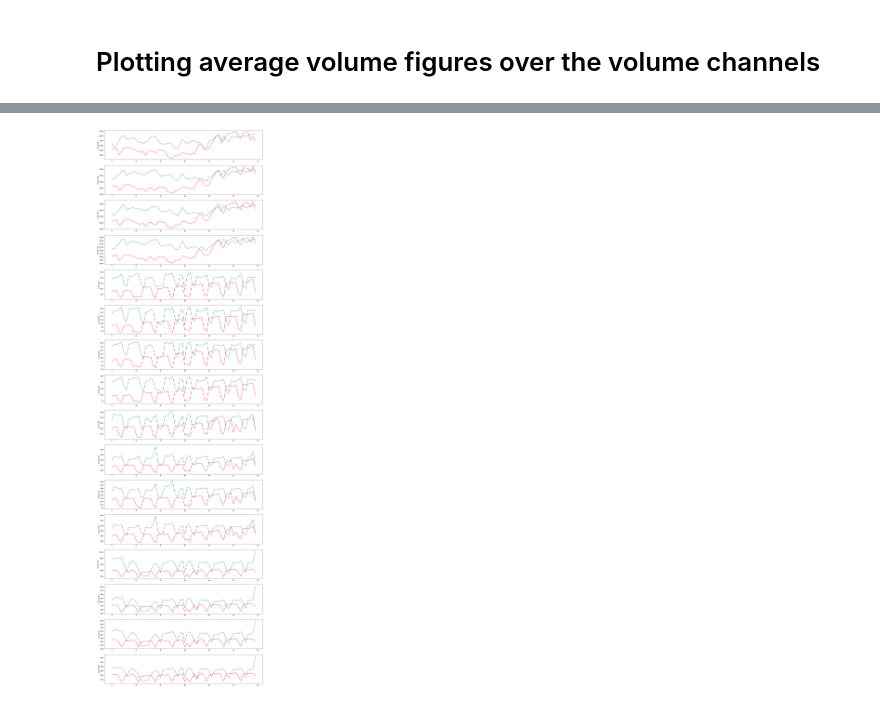
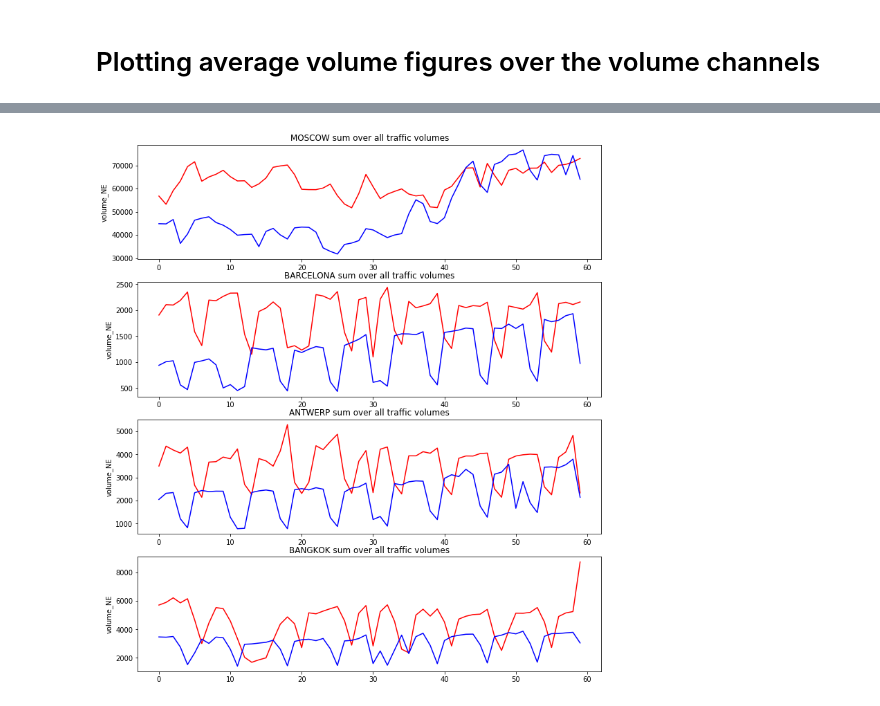
Before and after one commit to D3auuvc/ut-its-project, a Jupyter notebook: Data Processing.ipynb, the cells around one changed output, grey strips where cells are left out. Saved outputs shown, nothing was run; the diff lists cells and outputs as text; code cells hidden in the pictures.

Commit message:
Executing notebooks again with processed data

```diff
--- a/Data Processing.ipynb
+++ b/Data Processing.ipynb
@@ -18,5 +18,5 @@ volumechannelsels = [(0, 'volume_NE'), (2, 'volume_NW'), (4, 'volume_SE'), (6, '
 # %%
 from utils.date_util import generate_date_range
 
-pre_covid_range = generate_date_range("2019-04-01", "2019-06-30")
-in_covid_range = generate_date_range("2020-04-01", "2020-06-30")
+pre_covid_range = generate_date_range("2019-03-01", "2019-06-30")
+in_covid_range = generate_date_range("2020-03-01", "2020-06-30")
@@ -182,40 +166,29 @@ fig.tight_layout(pad=2.0)
 # %%
 %%time
-fig, axs = plt.subplots(len(cities) * 4, 1, figsize=(scale_factor * 10, 72))
-plt_id = 0
-dates = [date[5:] for date in pre_covid_range]
+fig, axs = plt.subplots(len(cities), 1, figsize=(12, 14))
 
-
-for city in cities:
-    pre_volume_NW, pre_volume_NE, pre_volume_SW, pre_volume_SE = [], [], [], []
-    in_volume_NW, in_volume_NE, in_volume_SW, in_volume_SE = [], [], [], []
+for plt_id, city in enumerate(cities):
+    pre_volume = []
+    in_volume = []
     for date in pre_covid_range:
         data = load_h5_file(f"{BASE_FOLDER}/{city}/training/{date}_{city}_8ch.h5")
-        pre_volume_NE.append(np.sum(data[:,:,:,0])/288)
-        pre_volume_NW.append(np.sum(data[:,:,:,2])/288)
-        pre_volume_SE.append(np.sum(data[:,:,:,4])/288)
-        pre_volume_SW.append(np.sum(data[:,:,:,6])/288)
-
+        vol_sum = []
+        vol_sum.append(np.sum(data[:,:,:,0])/288)
+        vol_sum.append(np.sum(data[:,:,:,2])/288)
+        vol_sum.append(np.sum(data[:,:,:,4])/288)
+        vol_sum.append(np.sum(data[:,:,:,6])/288)
+        pre_volume.append(sum(vol_sum) / 4)
     for date in in_covid_range:
         data = load_h5_file(f"{BASE_FOLDER}/{city}/training/{date}_{city}_8ch.h5")
-        in_volume_NE.append(np.sum(data[:,:,:,0])/288)
-        in_volume_NW.append(np.sum(data[:,:,:,2])/288)
-        in_volume_SE.append(np.sum(data[:,:,:,4])/288)
-        in_volume_SW.append(np.sum(data[:,:,:,6])/288)
+        vol_sum = []
+        vol_sum.append(np.sum(data[:,:,:,0])/288)
+        vol_sum.append(np.sum(data[:,:,:,2])/288)
+        vol_sum.append(np.sum(data[:,:,:,4])/288)
+        vol_sum.append(np.sum(data[:,:,:,6])/288)
+        in_volume.append(sum(vol_sum) / 4)
 
-    axs[plt_id].plot(in_volume_NE,"r", pre_volume_NE)
+    axs[plt_id].set_title(f"{city} sum over all traffic volumes")
+    axs[plt_id].plot(pre_volume,"r", label='Pre covid volumes')
+    axs[plt_id].plot(in_volume,"b", label='during covid volumes')
     axs[plt_id].set_ylabel('volume_NE')
-    plt_id += 1
-
-    axs[plt_id].plot(in_volume_NW,"r", pre_volume_NW)
-    axs[plt_id].set_ylabel('volume_NW')
-    plt_id += 1
-
-    axs[plt_id].plot(in_volume_SE,"r", pre_volume_SE)
-    axs[plt_id].set_ylabel('volume_SE')
-    plt_id += 1
-
-    axs[plt_id].plot(in_volume_SW,"r", pre_volume_SW)
-    axs[plt_id].set_ylabel('volume_SW')
-    plt_id += 1
 # %% [output]
@@ -224 +197 @@ Wall time: 20min 25s
-[figure, old version]
+[figure, new version]
```
Also changed, not shown: parts of 3 cells of this notebook, 2 other files.
